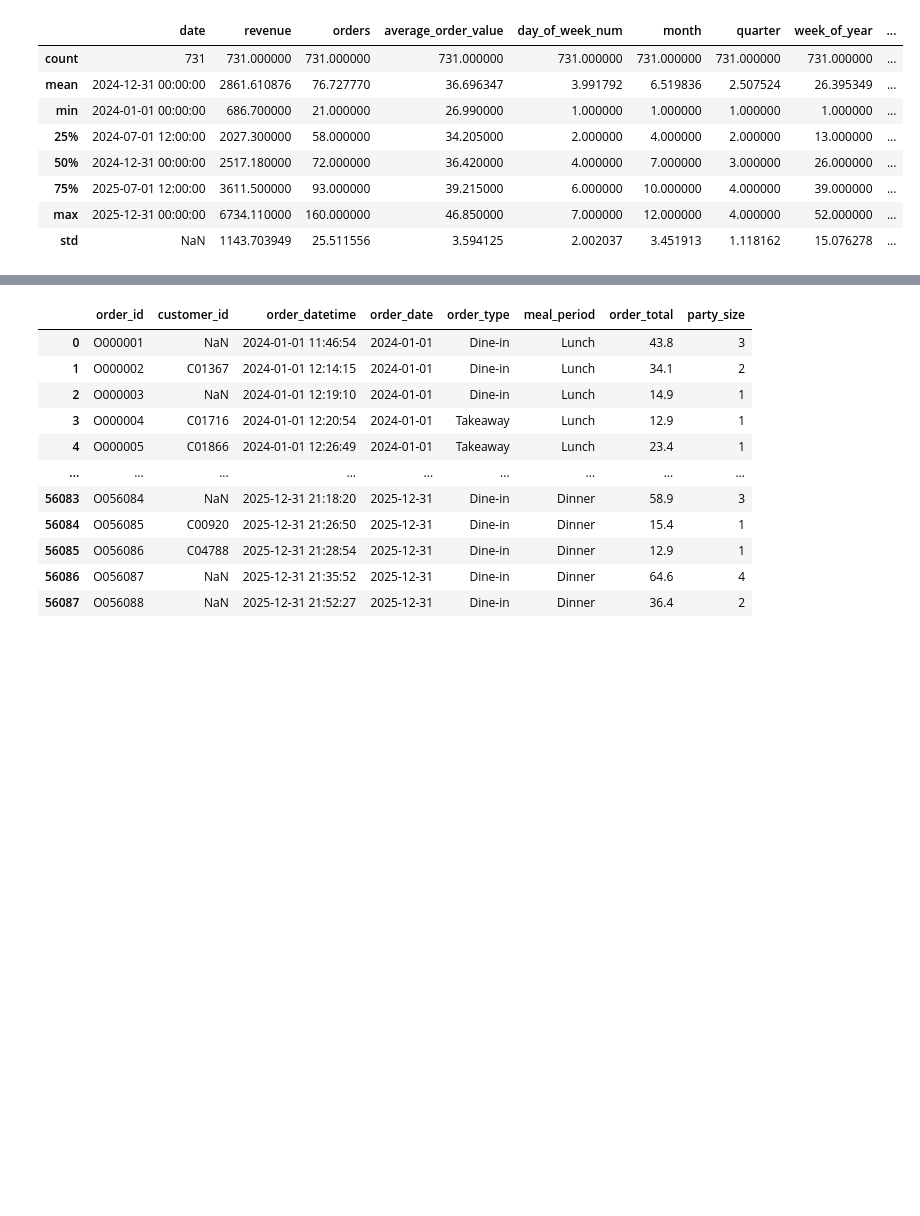
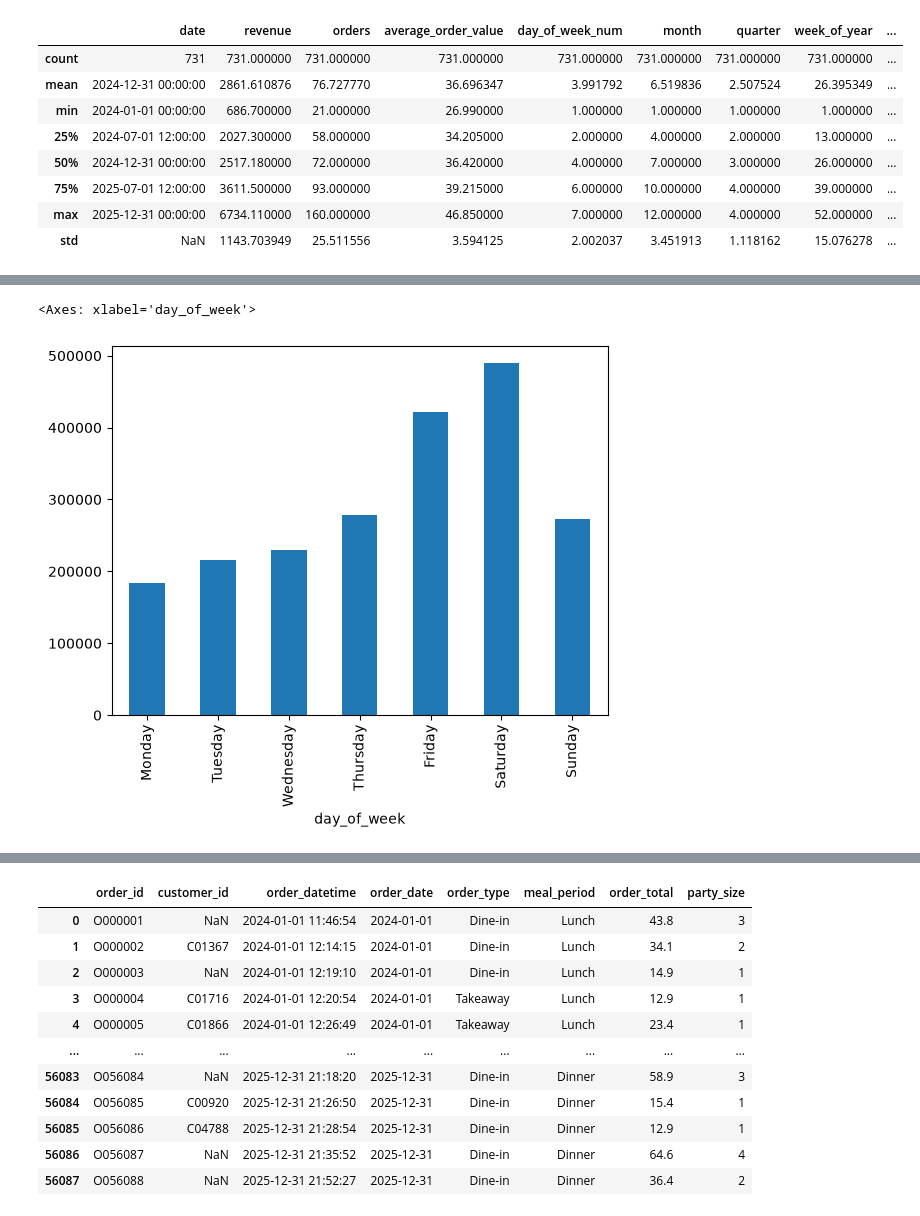
Before and after one commit to satish-shrestha-4u/restrodine-restaurant-intelligence, a Jupyter notebook: notebooks/data_cleaning.ipynb, the cells around one changed output, grey strips where cells are left out. Saved outputs shown, nothing was run; the diff lists cells and outputs as text; code cells hidden in the pictures; blank space fills up the shorter version.

```diff
--- a/notebooks/data_cleaning.ipynb
+++ b/notebooks/data_cleaning.ipynb
@@ -113 +163,7 @@ Wednesday    2192.0
 Name: revenue, dtype: float64
+# %%
+day = ["Monday", "Tuesday", "Wednesday", "Thursday", "Friday", "Saturday", "Sunday"]
+daily_revenue_df.groupby("day_of_week")["revenue"].sum().round().reindex(day).plot(kind="bar")
+# %% [output]
+<Axes: xlabel='day_of_week'>
+[figure, added]
```
Also changed, not shown: parts of 44 cells of this notebook, 1 other file.
